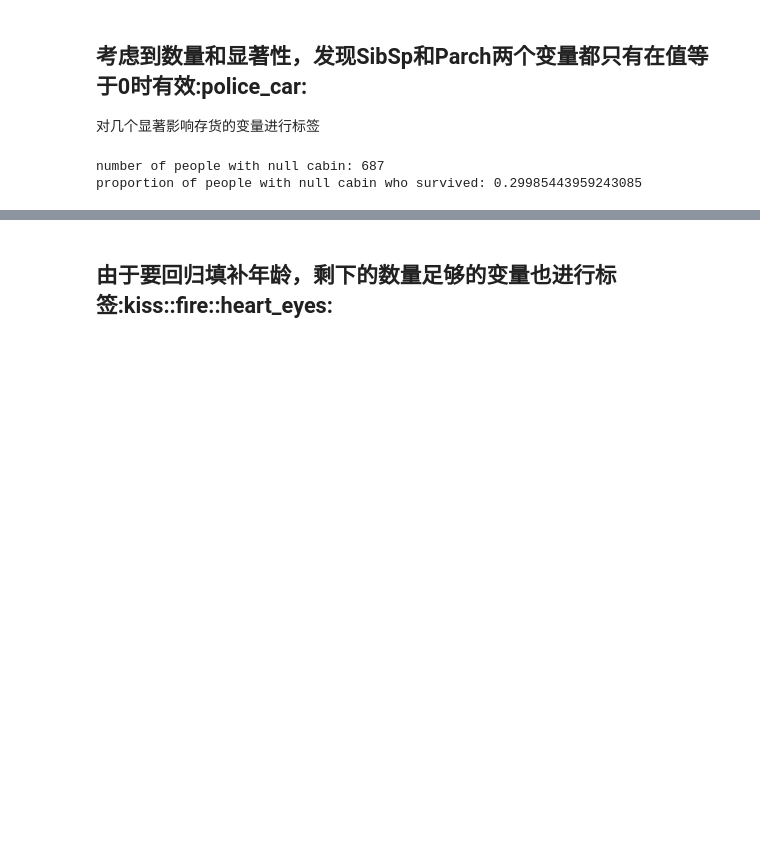
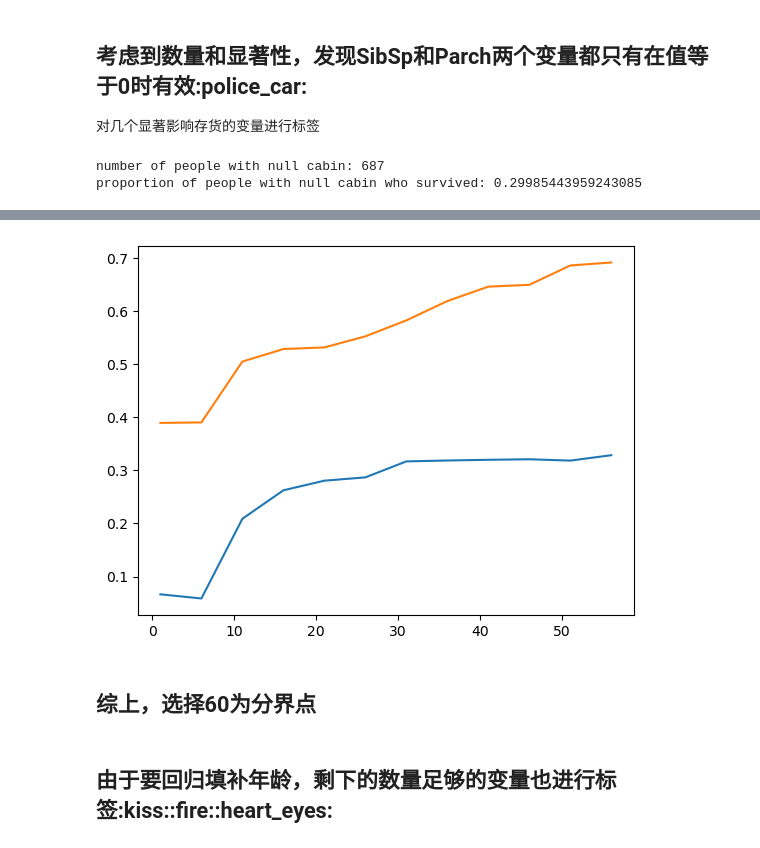
Before and after one commit to Desman107/kaggle, a Jupyter notebook: code/titanic/DataOverview.ipynb, the cells around one changed output, grey strips where cells are left out. Saved outputs shown, nothing was run; the diff lists cells and outputs as text; code cells hidden in the pictures; blank space fills up the shorter version.

```diff
--- a/code/titanic/DataOverview.ipynb
+++ b/code/titanic/DataOverview.ipynb
@@ -268,0 +352,8 @@ test_data['is_elderly'] = test_data.Age.apply(lambda x: 1 if x >= 50 else 0)
+# %%
+plt.plot(xxx,lower_than_i_list)
+plt.plot(xxx,higher_than_i_list)
+plt.show()
+# %% [output]
+[figure, added]
+# %% [markdown]
+## 综上，选择60为分界点
```
Also changed, not shown: parts of 25 cells of this notebook.
